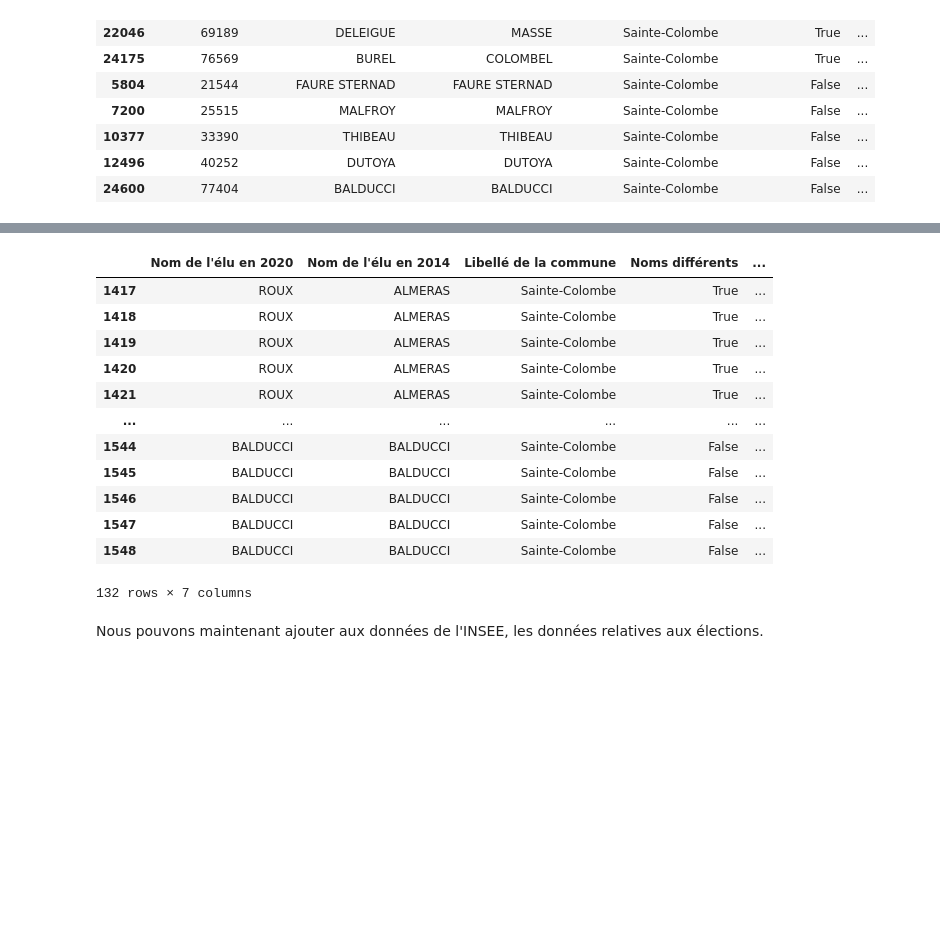
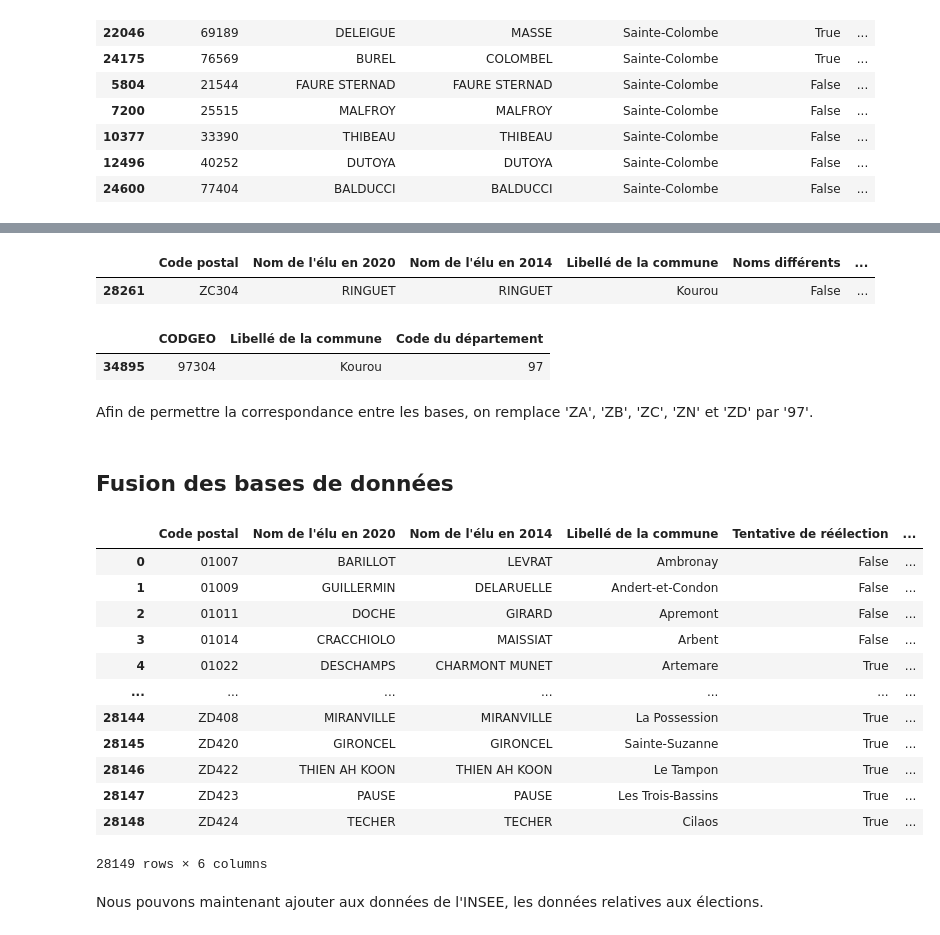
Before and after one commit to HenrideT/Projet_Python, a Jupyter notebook: Récupération.ipynb, the cells around one changed output, grey strips where cells are left out. Cells and saved outputs as stored; diff of their text form; code cells hidden in the pictures; blank space fills up the shorter version.

Commit message:
Maximisation du nombre de communes, résolution de problèmes de correspondance entre bases et ajout d'explications

```diff
--- a/Récupération.ipynb
+++ b/Récupération.ipynb
@@ -376,22 +421,43 @@ municipales_2014_et_2020.loc[municipales_2014_et_2020['Libellé de la commune']=
+# %%
+municipales_2014_et_2020.loc[municipales_2014_et_2020['Libellé de la commune']=='Kourou']
+# %% [output]
+|  | Code postal | Nom de l'élu en 2020 | Nom de l'élu en 2014 | Libellé de la commune | Noms différents | ... |
+| 28261 | ZC304 | RINGUET | RINGUET | Kourou | False | ... |
+# %%
+meta_insee.loc[meta_insee['Libellé de la commune']=='Kourou']
+# %% [output]
+|  | CODGEO | Libellé de la commune | Code du département |
+| 34895 | 97304 | Kourou | 97 |
+# %% [markdown]
+Afin de permettre la correspondance entre les bases, on remplace 'ZA', 'ZB', 'ZC', 'ZN' et 'ZD' par '97'.
+# %%
+def Z_97(row):
+    return row.replace('ZA', '97').replace('ZB', '97').replace('ZC', '97').replace('ZN', '97').replace('ZD', '97')
+# %%
+municipales_2014_et_2020['Code du département'] = municipales_2014_et_2020['Code du département'].apply(lambda row: Z_97(row))
+# %% [markdown]
+## Fusion des bases de données
 # %%
-muni2 = municipales_2014_et_2020.merge(meta_insee, on = ['Libellé de la commune'], how='inner').drop(columns=['Code postal'])
-#muni2.drop_duplicates(subset=['Nom de l\'élu en 2014', 'Nom de l\'élu en 2020', 'Libellé de la commune', 'CODGEO'], inplace=True)
+# Fusion de municipales_2014_et_2020 et meta_insee, pour que chaque commune puisse avoir son CODGEO
+municipales_2014_et_2020 = municipales_2014_et_2020.merge(meta_insee, on = ['Libellé de la commune', 'Code du département'], how='inner')
 # %%
-muni2.loc[muni2['Libellé de la commune']=='Sainte-Colombe']
+municipales_2014_et_2020.drop(columns=['Code du département', 'Noms différents'], inplace=True)
+municipales_2014_et_2020.reset_index(drop=True, inplace=True)
+municipales_2014_et_2020
 # %% [output]
-|  | Nom de l'élu en 2020 | Nom de l'élu en 2014 | Libellé de la commune | Noms différents | ... |
-| 1417 | ROUX | ALMERAS | Sainte-Colombe | True | ... |
-| 1418 | ROUX | ALMERAS | Sainte-Colombe | True | ... |
-| 1419 | ROUX | ALMERAS | Sainte-Colombe | True | ... |
-| 1420 | ROUX | ALMERAS | Sainte-Colombe | True | ... |
-| 1421 | ROUX | ALMERAS | Sainte-Colombe | True | ... |
-| ... | ... | ... | ... | ... | ... |
-| 1544 | BALDUCCI | BALDUCCI | Sainte-Colombe | False | ... |
-| 1545 | BALDUCCI | BALDUCCI | Sainte-Colombe | False | ... |
-| 1546 | BALDUCCI | BALDUCCI | Sainte-Colombe | False | ... |
-| 1547 | BALDUCCI | BALDUCCI | Sainte-Colombe | False | ... |
-| 1548 | BALDUCCI | BALDUCCI | Sainte-Colombe | False | ... |
+|  | Code postal | Nom de l'élu en 2020 | Nom de l'élu en 2014 | Libellé de la commune | Tentative de réélection | ... |
+| 0 | 01007 | BARILLOT | LEVRAT | Ambronay | False | ... |
+| 1 | 01009 | GUILLERMIN | DELARUELLE | Andert-et-Condon | False | ... |
+| 2 | 01011 | DOCHE | GIRARD | Apremont | False | ... |
+| 3 | 01014 | CRACCHIOLO | MAISSIAT | Arbent | False | ... |
+| 4 | 01022 | DESCHAMPS | CHARMONT MUNET | Artemare | True | ... |
+| ... | ... | ... | ... | ... | ... | ... |
+| 28144 | ZD408 | MIRANVILLE | MIRANVILLE | La Possession | True | ... |
+| 28145 | ZD420 | GIRONCEL | GIRONCEL | Sainte-Suzanne | True | ... |
+| 28146 | ZD422 | THIEN AH KOON | THIEN AH KOON | Le Tampon | True | ... |
+| 28147 | ZD423 | PAUSE | PAUSE | Les Trois-Bassins | True | ... |
+| 28148 | ZD424 | TECHER | TECHER | Cilaos | True | ... |
-132 rows × 7 columns
+28149 rows × 6 columns
 # %%
 # Pour la standardisation
 def to_int(ligne):
```
Also changed, not shown: parts of 29 cells of this notebook.
